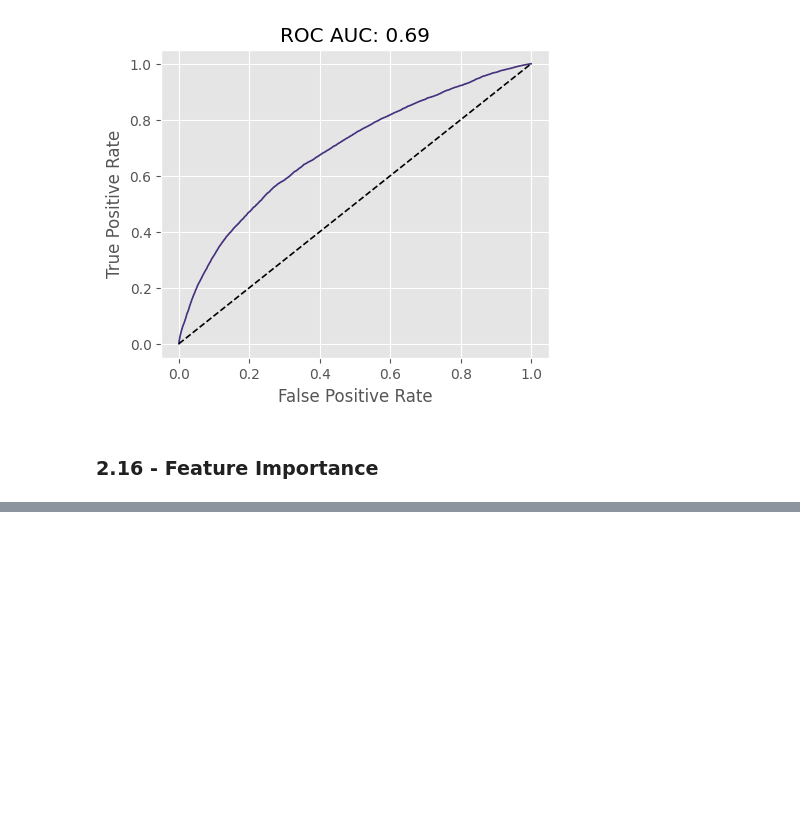
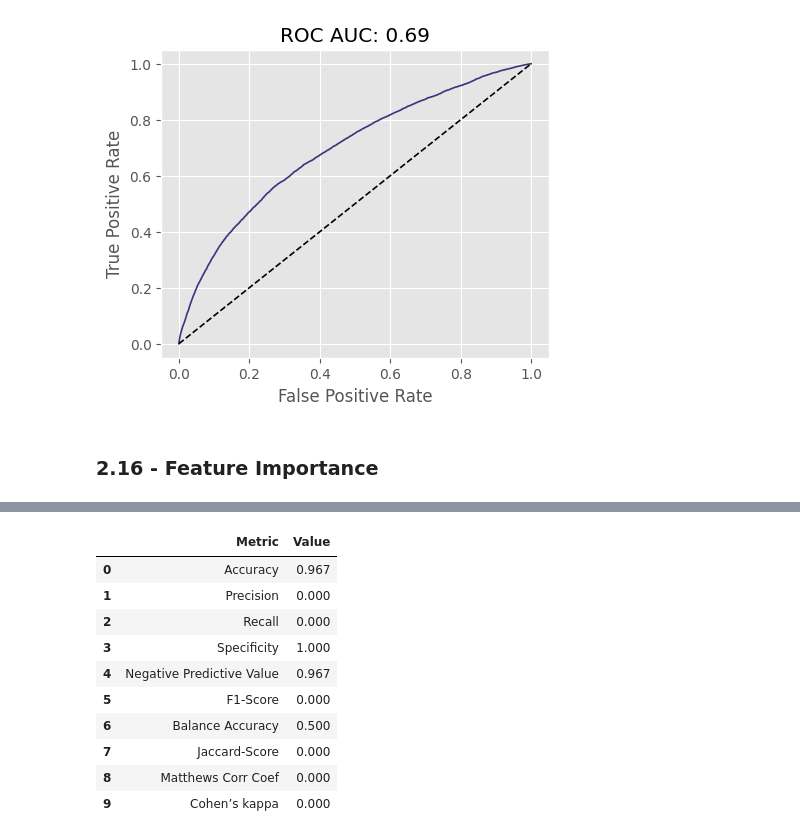
Before and after one commit to leandroaguazaco/data_science_portfolio, a Jupyter notebook: Projects/04-Churn_Telco_Analysis/04_Churn_Telco_Analysis_03_modeling.ipynb, the cells around one changed output, grey strips where cells are left out. Drawn from its saved outputs; the diff is of its cells as text; code cells hidden in the pictures; blank space fills up the shorter version.

```diff
--- a/Projects/04-Churn_Telco_Analysis/04_Churn_Telco_Analysis_03_modeling.ipynb
+++ b/Projects/04-Churn_Telco_Analysis/04_Churn_Telco_Analysis_03_modeling.ipynb
@@ -1402,0 +1581,18 @@ plt.show()
+# %%
+# Metrics for positive class: Detractors
+binary_classification_metrics(y_true = predictions.loc[:, 'churn'],
+                              y_pred = predictions.loc[:, 'churn_pred'],
+                              average = "binary",
+                              pos_label = 1)
+# %% [output]
+|  | Metric | Value |
+| 0 | Accuracy | 0.967 |
+| 1 | Precision | 0.000 |
+| 2 | Recall | 0.000 |
+| 3 | Specificity | 1.000 |
+| 4 | Negative Predictive Value | 0.967 |
+| 5 | F1-Score | 0.000 |
+| 6 | Balance Accuracy | 0.500 |
+| 7 | Jaccard-Score | 0.000 |
+| 8 | Matthews Corr Coef | 0.000 |
+| 9 | Cohen’s kappa | 0.000 |
```
Also changed, not shown: parts of 29 cells of this notebook.
